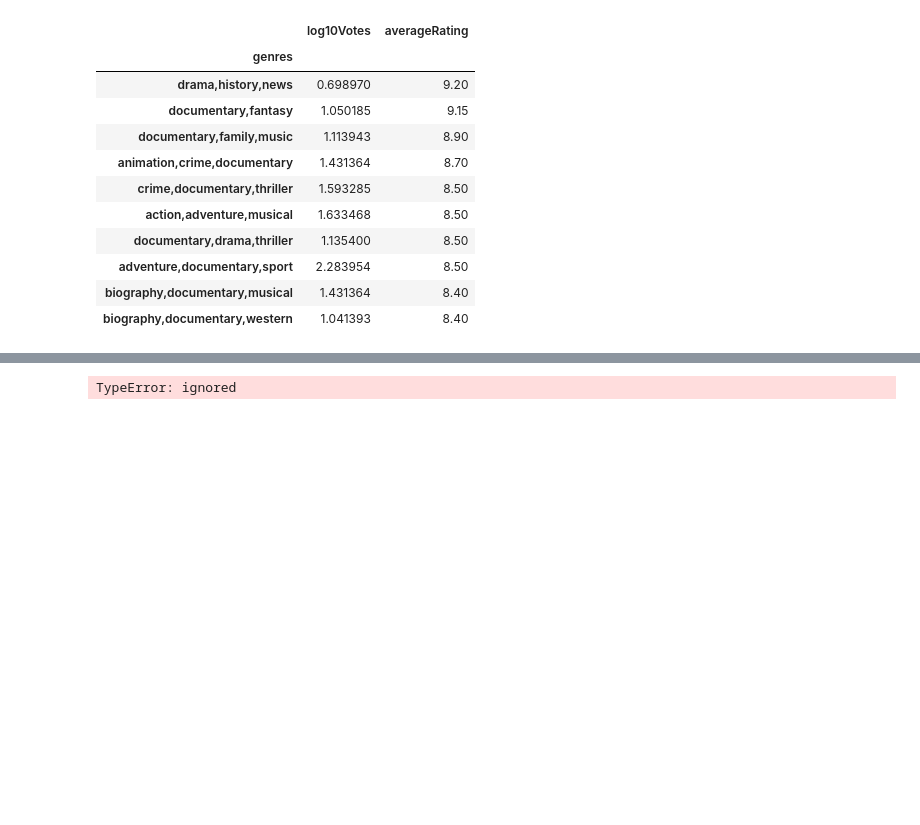
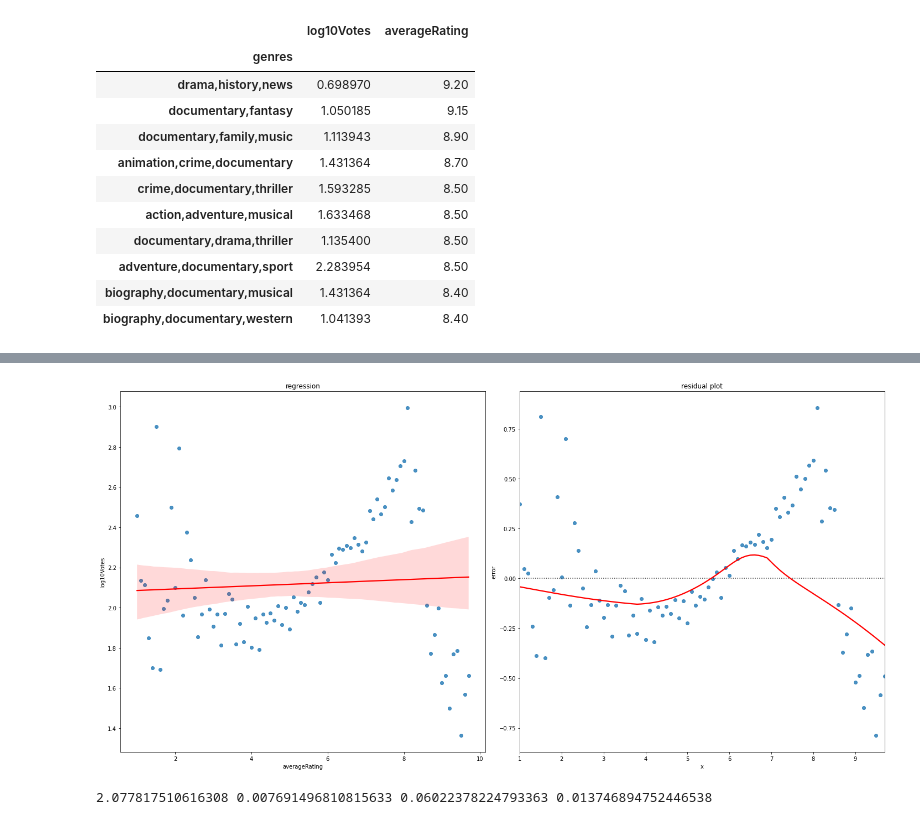
Before and after one commit to obengdouglas/DSI-2022, a Jupyter notebook: DSI_imdb.ipynb, the cells around one changed output, grey strips where cells are left out. Cells and saved outputs as stored; diff of their text form; code cells hidden in the pictures; blank space fills up the shorter version.

Commit message:
DSI Assignment Q2: All regressions completed. Additional work to be done: sections, file read locations (change from gdrive to github) and final edits

```diff
--- a/DSI_imdb.ipynb
+++ b/DSI_imdb.ipynb
@@ -410,3 +395,24 @@ df_new_averageRating.head()
+# %%
+# First, pandas in-built linear regression
+
+x = df_new_averageRating['averageRating']
+y = df_new_averageRating['log10Votes']
+
+plt.figure(figsize=(20,10))
+plt.subplot(1,2,1)
+sns.regplot(x,y,line_kws={'color': 'red'})
+plt.xlabel('averageRating')
+plt.ylabel('log10Votes')
+plt.title('regression')
+
+plt.subplot(1,2,2)
+sns.residplot(x,y,lowess=True, line_kws={'color': 'red'})
+plt.xlabel('x')
+plt.ylabel('error')
+plt.title('residual plot')
+plt.tight_layout()
+# %% [output]
+[figure, added]
 # %%
 df = pd.DataFrame()
 # df['x']=[float('averageRating')]
@@ -418,5 +424,26 @@ df['x2'] = df.x**2
 df['y2'] = df.y**2
 df['x-xavg**2'] = (df.x - df.x.mean())**2
 df['y-yavg**2'] = (df.y - df.y.mean())**2
+
+def lin_regr_func(x,y):
+    n = len(x)
+    # denominator
+    d = (n*(x**2).sum()-x.sum()**2)
+    # intercept
+    a = (y.sum()*(x**2).sum()-x.sum()*(x*y).sum())/d
+    # slope
+    b = (n*(x*y).sum()-x.sum()*y.sum())/d
+
+    y_pred = x*b+a
+    yyi = (y-y_pred)**2
+    xxi = (x.mean()-x)**2
+    #standard error
+    sb = np.sqrt(yyi.sum()/(n-2))/np.sqrt(xxi.sum())
+
+    # correlation coefficient
+    corr_coeff = (n*(x*y).sum() - x.sum()*y.sum())/(np.sqrt(n*(x**2).sum()-x.sum()**2)*np.sqrt((n*(y**2).sum()-y.sum()**2)))
+    return a,b,corr_coeff,sb
+a,b,corr_coeff,sb = lin_regr_func(x,y)
+print(a,b,corr_coeff,sb)
 # %% [output]
-TypeError: ignored
+2.077817510616308 0.007691496810815633 0.06022378224793363 0.013746894752446538
```
Also changed, not shown: parts of 21 cells of this notebook.
